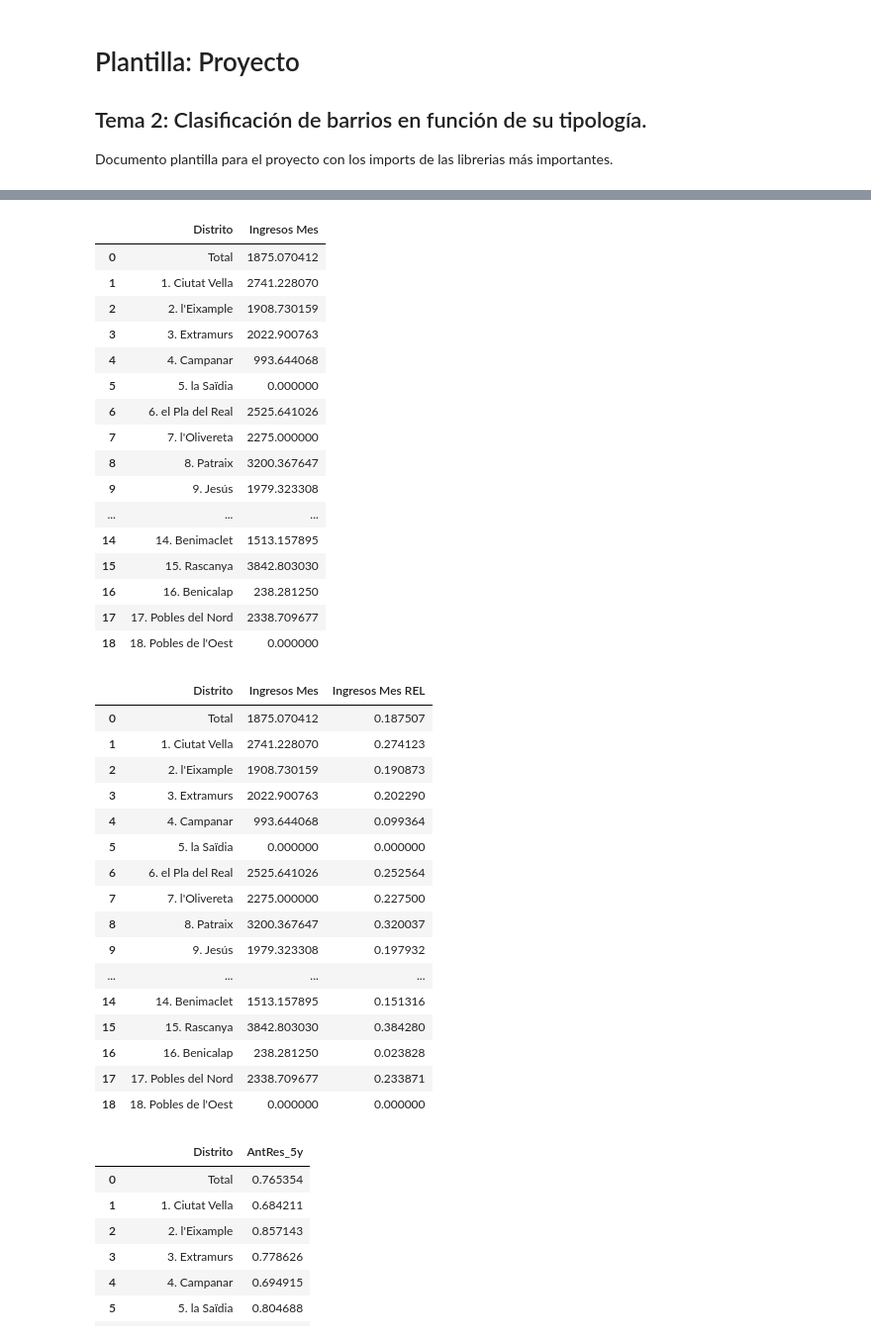
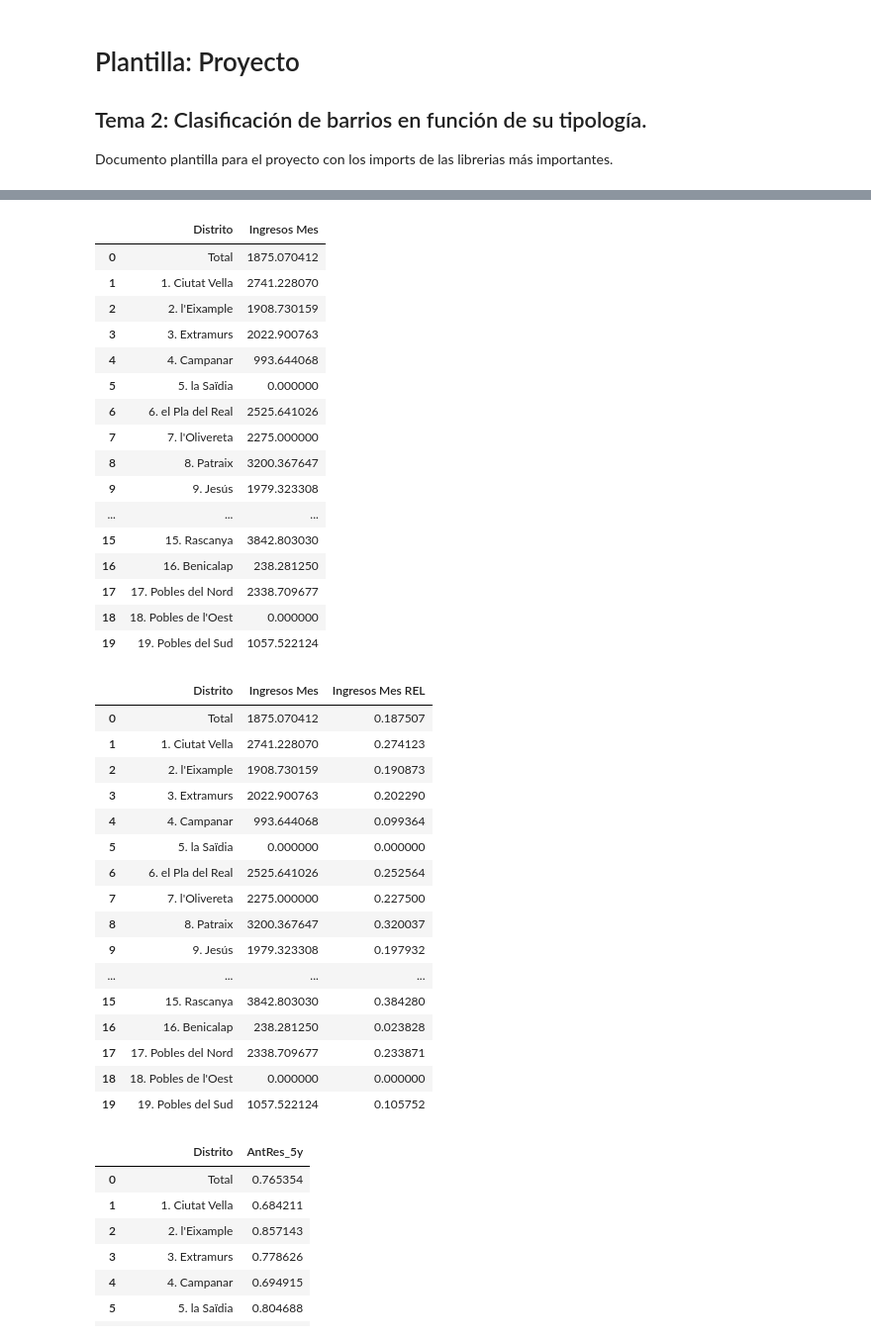
Before and after one commit to esedesam/mcd-nlp-proyecto, a Jupyter notebook: CARLOS_DISTRITOS.ipynb, the cells around one changed output, grey strips where cells are left out. Shown at 99% size. Saved outputs shown, nothing was run; the diff lists cells and outputs as text; code cells hidden in the pictures.

```diff
--- a/CARLOS_DISTRITOS.ipynb
+++ b/CARLOS_DISTRITOS.ipynb
@@ -228,7 +228,7 @@ df_ingresos = df_ingresos.drop(df_ingresos.columns[1:11], axis=1)
 
 # cambiar el valor de la media de la fila 5 por
 
-df_ingresos.head(19)
+df_ingresos
 # %% [output]
 |  | Distrito | Ingresos Mes |
 | 0 | Total | 1875.070412 |
@@ -242,34 +242,34 @@ df_ingresos.head(19)
 | 8 | 8. Patraix | 3200.367647 |
 | 9 | 9. Jesús | 1979.323308 |
 | ... | ... | ... |
-| 14 | 14. Benimaclet | 1513.157895 |
 | 15 | 15. Rascanya | 3842.803030 |
 | 16 | 16. Benicalap | 238.281250 |
 | 17 | 17. Pobles del Nord | 2338.709677 |
 | 18 | 18. Pobles de l'Oest | 0.000000 |
+| 19 | 19. Pobles del Sud | 1057.522124 |
 # %%
 
 df_ingresos_rel = df_ingresos.copy()
 df_ingresos_rel['Ingresos Mes REL'] = df_ingresos_rel['Ingresos Mes']/10000
-df_ingresos_rel.head(19)
+df_ingresos_rel
 # %% [output]
 |  | Distrito | Ingresos Mes | Ingresos Mes REL |
 | 0 | Total | 1875.070412 | 0.187507 |
 | 1 | 1. Ciutat Vella | 2741.228070 | 0.274123 |
 | 2 | 2. l'Eixample | 1908.730159 | 0.190873 |
 | 3 | 3. Extramurs | 2022.900763 | 0.202290 |
 | 4 | 4. Campanar | 993.644068 | 0.099364 |
 | 5 | 5. la Saïdia | 0.000000 | 0.000000 |
 | 6 | 6. el Pla del Real | 2525.641026 | 0.252564 |
 | 7 | 7. l'Olivereta | 2275.000000 | 0.227500 |
 | 8 | 8. Patraix | 3200.367647 | 0.320037 |
 | 9 | 9. Jesús | 1979.323308 | 0.197932 |
 | ... | ... | ... | ... |
-| 14 | 14. Benimaclet | 1513.157895 | 0.151316 |
 | 15 | 15. Rascanya | 3842.803030 | 0.384280 |
 | 16 | 16. Benicalap | 238.281250 | 0.023828 |
 | 17 | 17. Pobles del Nord | 2338.709677 | 0.233871 |
 | 18 | 18. Pobles de l'Oest | 0.000000 | 0.000000 |
+| 19 | 19. Pobles del Sud | 1057.522124 | 0.105752 |
 # %%
 #exportar el dataframe df_ingresos a un archivo csv
 df_ingresos.to_csv('docs_Carlos/df_ingresos.csv', index=False)
```
Also changed, not shown: parts of 16 cells of this notebook, 2 other files.
